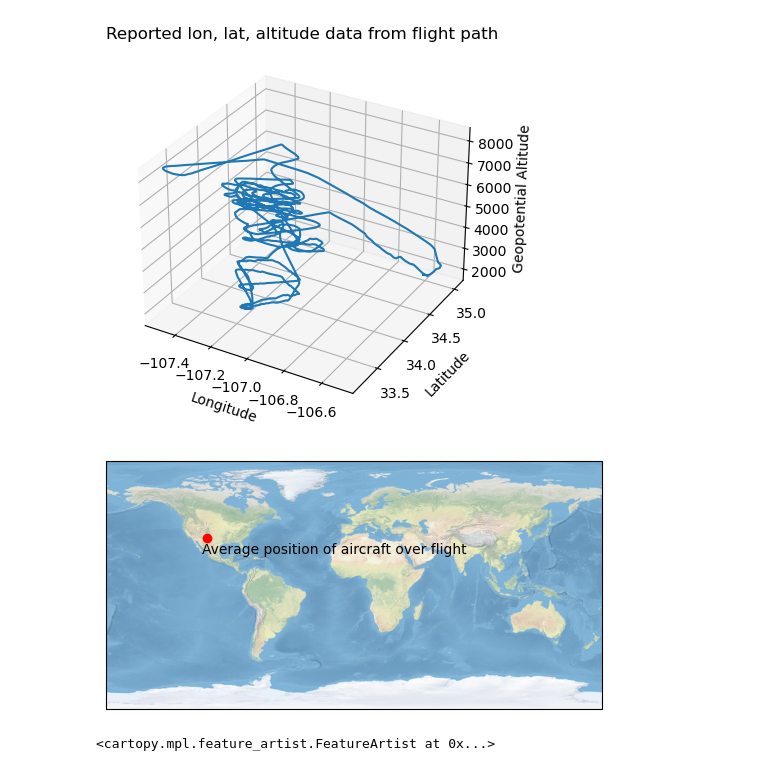
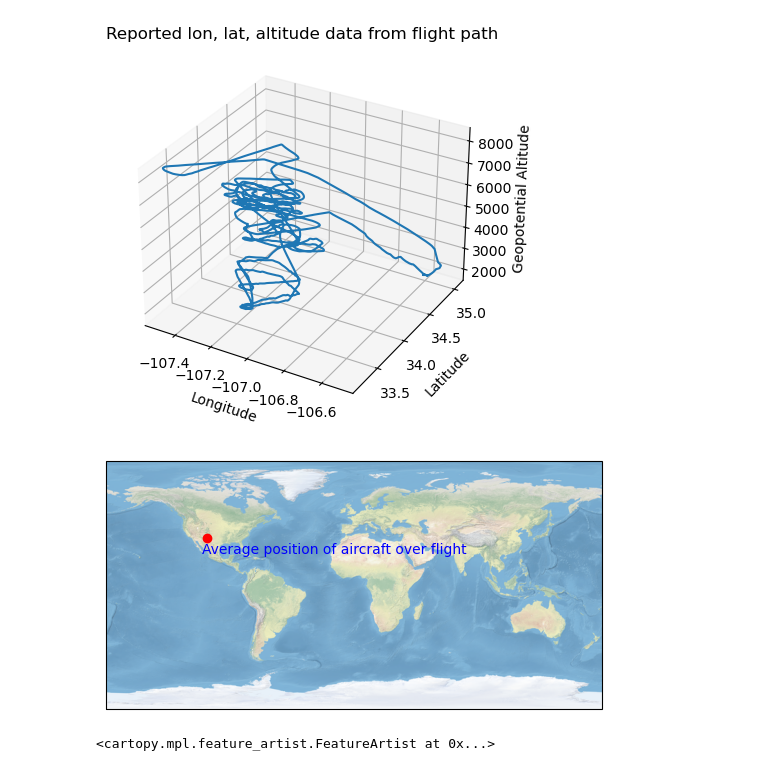
Before and after one commit to informatics-lab/spaceapps-2022-mo-bootcamp, a Jupyter notebook: 03_aircraft_data.ipynb, the cells around one changed output. Drawn from its saved outputs; the diff is of its cells as text; code cells hidden in the pictures.

```diff
--- a/03_aircraft_data.ipynb
+++ b/03_aircraft_data.ipynb
@@ -225,16 +236,19 @@ Text(0.5, 0.92, 'Reported lon, lat, altitude data from flight path')
 # %%
 ax = plt.axes(projection=ccrs.PlateCarree())
 ax.stock_img()
 
 average_lon, average_lat = np.mean(lon_vals), np.mean(lat_vals)
 plt.scatter(average_lon, average_lat, transform=ccrs.Geodetic(), c='r')
-plt.text(average_lon - 3, average_lat - 12, 'Average position of aircraft over flight',
-         horizontalalignment='left',
-         transform=ccrs.Geodetic())
+plt.text(
+    average_lon - 3, average_lat - 12, 'Average position of aircraft over flight',
+    horizontalalignment='left',
+    transform=ccrs.Geodetic(),
+    c='blue'
+)
 
 plt.show()
 # %% [output]
-[figure, old version]
+[figure, new version]
 # %%
 import cartopy.crs as ccrs
 proj = ccrs.PlateCarree()  # cartopy projection
```
Also changed, not shown: parts of 24 cells of this notebook, 1 other file.
